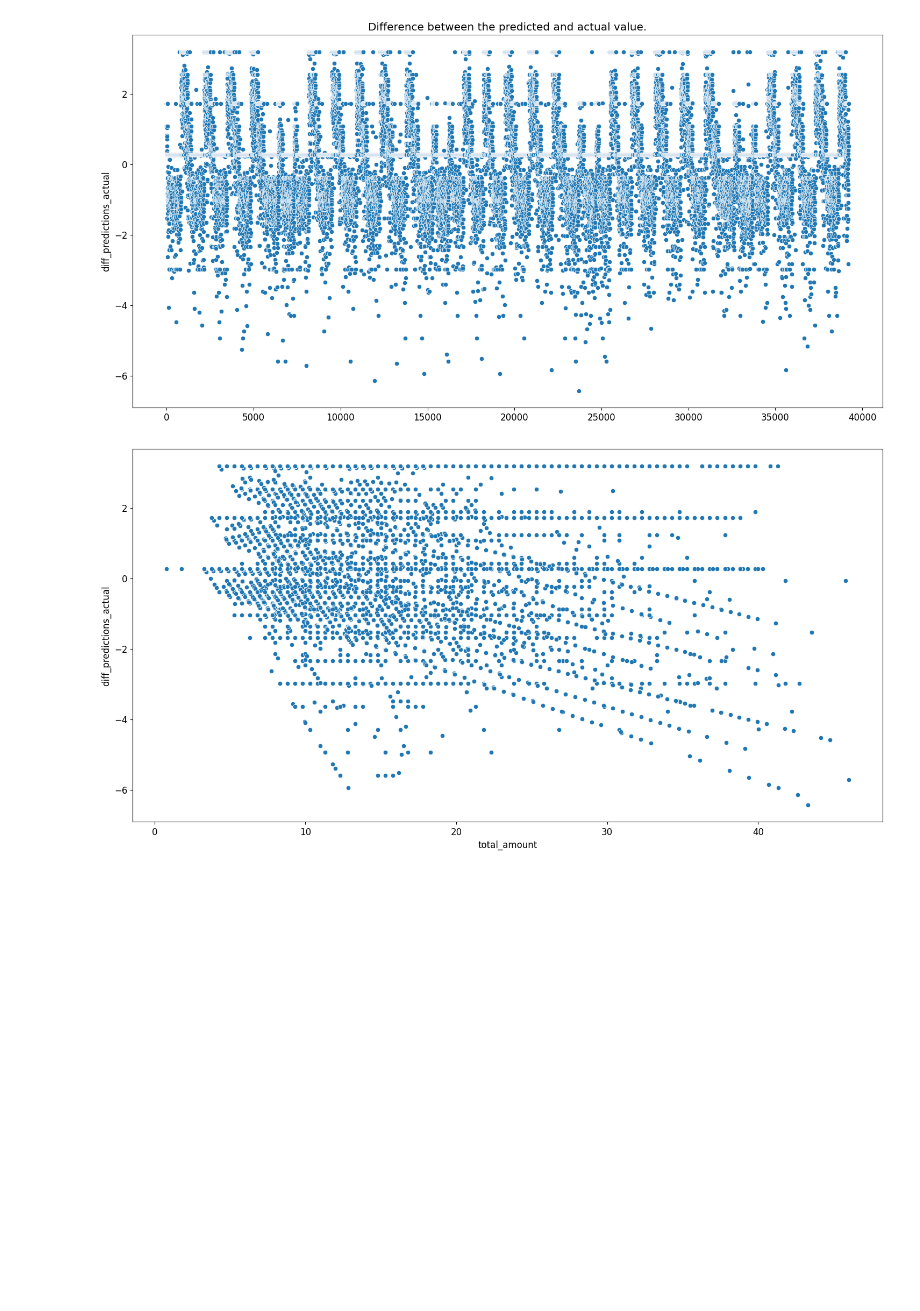
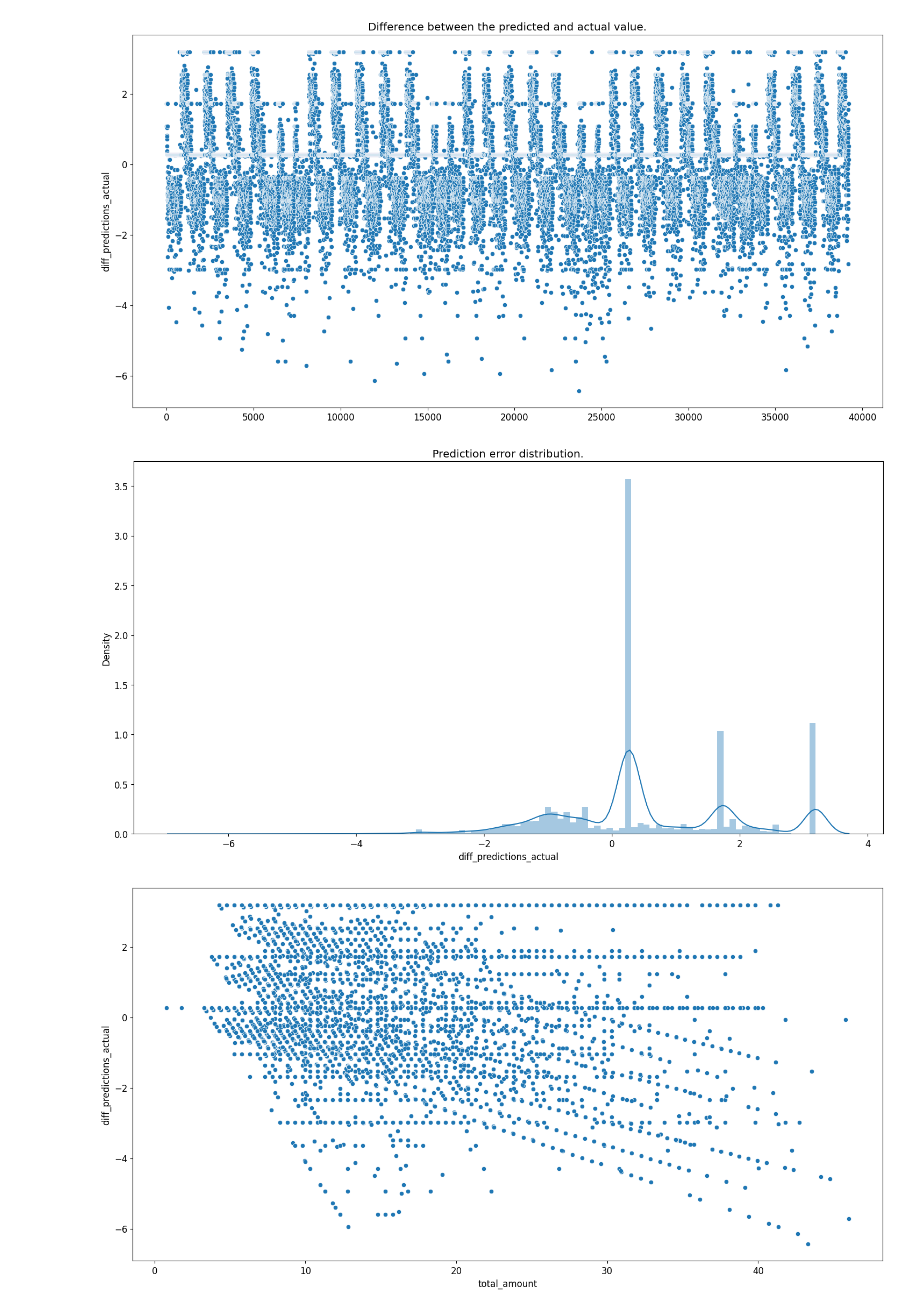
Before and after one commit to cenciati/predict-taxi-fare, a Jupyter notebook: notebooks/experiment-02.ipynb, the cells around one changed output. Cells and saved outputs as stored; diff of their text form; code cells hidden in the pictures; blank space fills up the shorter version.

```diff
--- a/notebooks/experiment-02.ipynb
+++ b/notebooks/experiment-02.ipynb
@@ -1297,6 +1297,11 @@ sns.scatterplot(df_results.loc[:, "diff_predictions_actual"]);
 plt.title("Difference between the predicted and actual value.");
 # %% [output]
 [figure]
+# %%
+sns.distplot(df_results.loc[:,"diff_predictions_actual"], bins=100);
+plt.title("Prediction error distribution.");
+# %% [output]
+[figure, added]
 # %%
 sns.scatterplot(x="total_amount", y="diff_predictions_actual", data=df_results);
 # %% [output]
```
Also changed, not shown: parts of 5 cells of this notebook.
